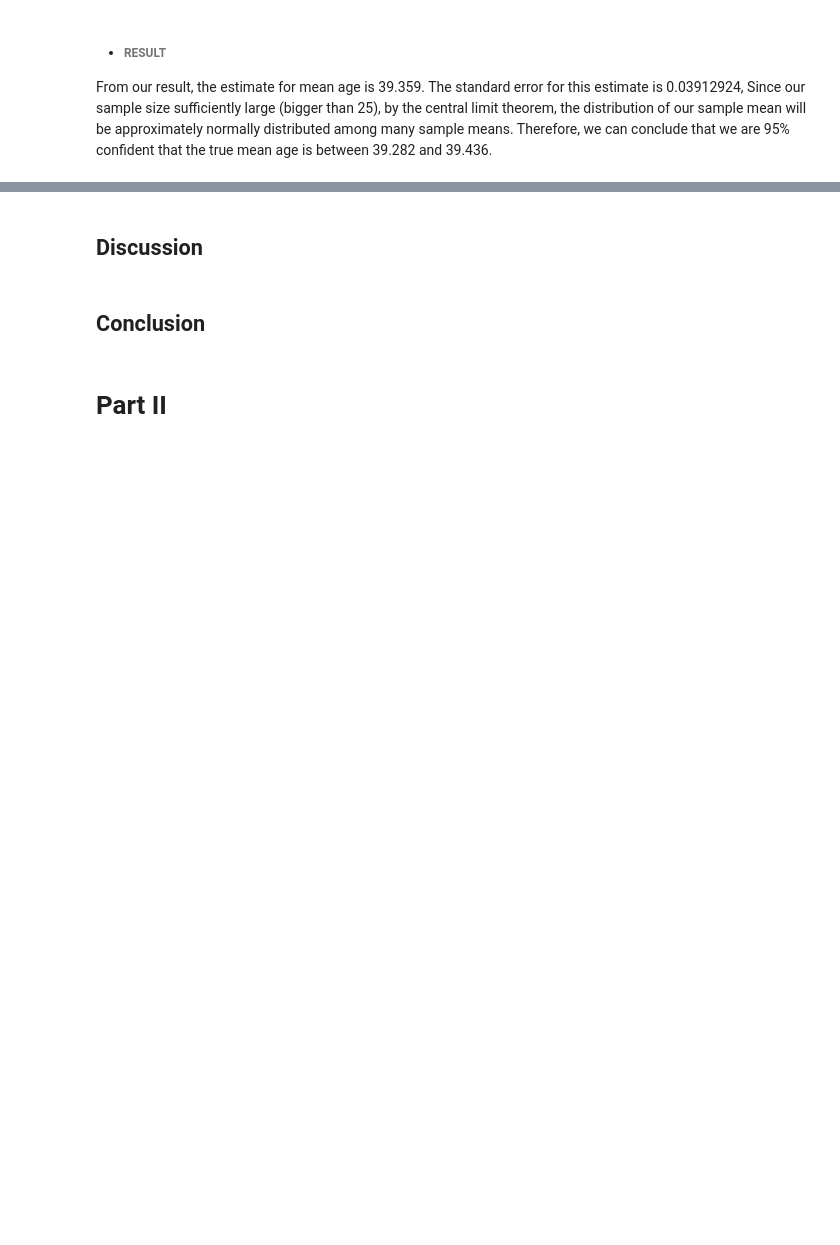
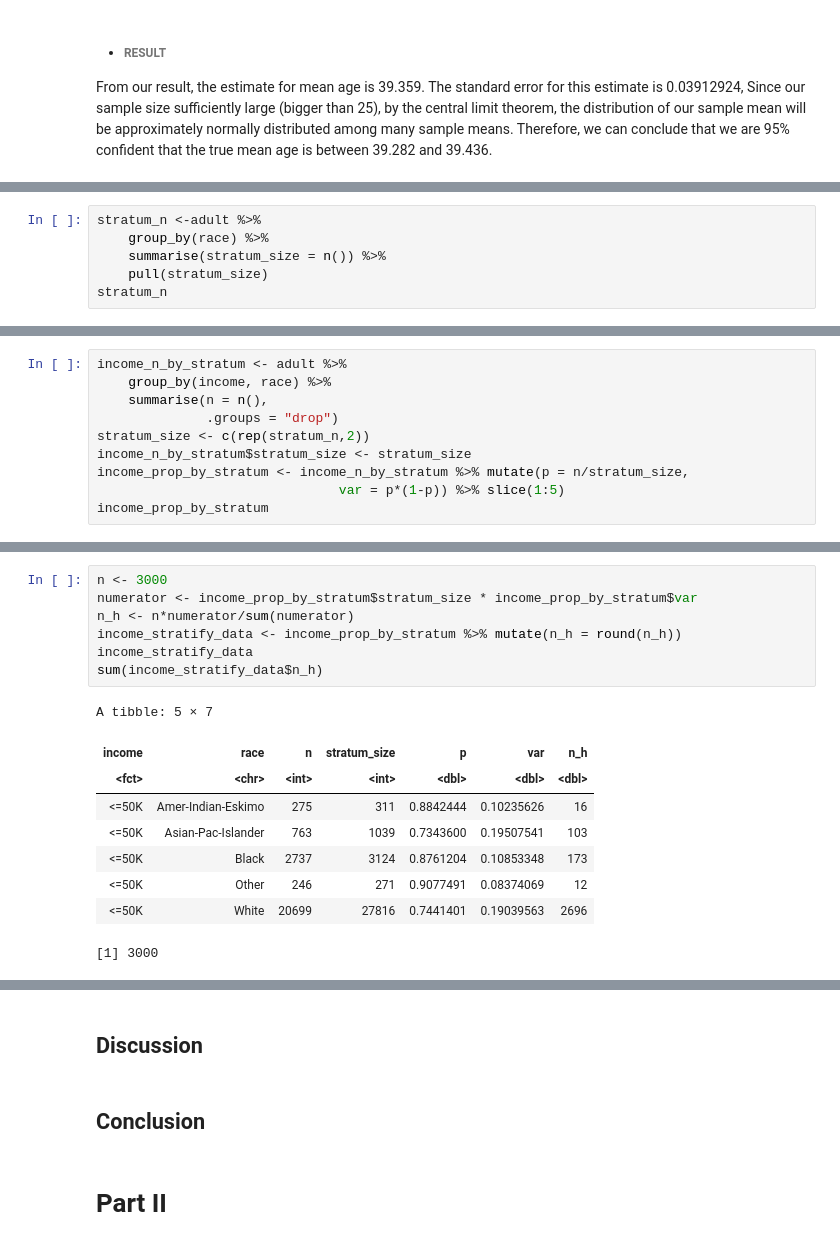
Before and after one commit to MarsZan/STAT-344-Project, a Jupyter notebook: STAT 344 Project.ipynb, the cells around one changed output, grey strips where cells are left out. Cells and saved outputs as stored; diff of their text form; blank space fills up the shorter version.

Commit message:
added stratify binary

```diff
--- a/STAT 344 Project.ipynb
+++ b/STAT 344 Project.ipynb
@@ -330,0 +334,6 @@ From our result, the estimate for mean age is 39.359. The standard error for thi
+# %%
+stratum_n <-adult %>%
+    group_by(race) %>%
+    summarise(stratum_size = n()) %>%
+    pull(stratum_size)
+stratum_n
@@ -330,0 +342,10 @@ From our result, the estimate for mean age is 39.359. The standard error for thi
+# %%
+income_n_by_stratum <- adult %>%
+    group_by(income, race) %>%
+    summarise(n = n(),
+              .groups = "drop")
+stratum_size <- c(rep(stratum_n,2))
+income_n_by_stratum$stratum_size <- stratum_size
+income_prop_by_stratum <- income_n_by_stratum %>% mutate(p = n/stratum_size,
+                               var = p*(1-p)) %>% slice(1:5)
+income_prop_by_stratum
@@ -330,0 +361,17 @@ From our result, the estimate for mean age is 39.359. The standard error for thi
+# %%
+n <- 3000
+numerator <- income_prop_by_stratum$stratum_size * income_prop_by_stratum$var
+n_h <- n*numerator/sum(numerator)
+income_stratify_data <- income_prop_by_stratum %>% mutate(n_h = round(n_h))
+income_stratify_data
+sum(income_stratify_data$n_h)
+# %% [output]
+A tibble: 5 × 7
+| income | race | n | stratum_size | p | var | n_h |
+| <fct> | <chr> | <int> | <int> | <dbl> | <dbl> | <dbl> |
+| <=50K | Amer-Indian-Eskimo | 275 | 311 | 0.8842444 | 0.10235626 | 16 |
+| <=50K | Asian-Pac-Islander | 763 | 1039 | 0.7343600 | 0.19507541 | 103 |
+| <=50K | Black | 2737 | 3124 | 0.8761204 | 0.10853348 | 173 |
+| <=50K | Other | 246 | 271 | 0.9077491 | 0.08374069 | 12 |
+| <=50K | White | 20699 | 27816 | 0.7441401 | 0.19039563 | 2696 |
+[1] 3000
```
Also changed, not shown: parts of 15 cells of this notebook.
